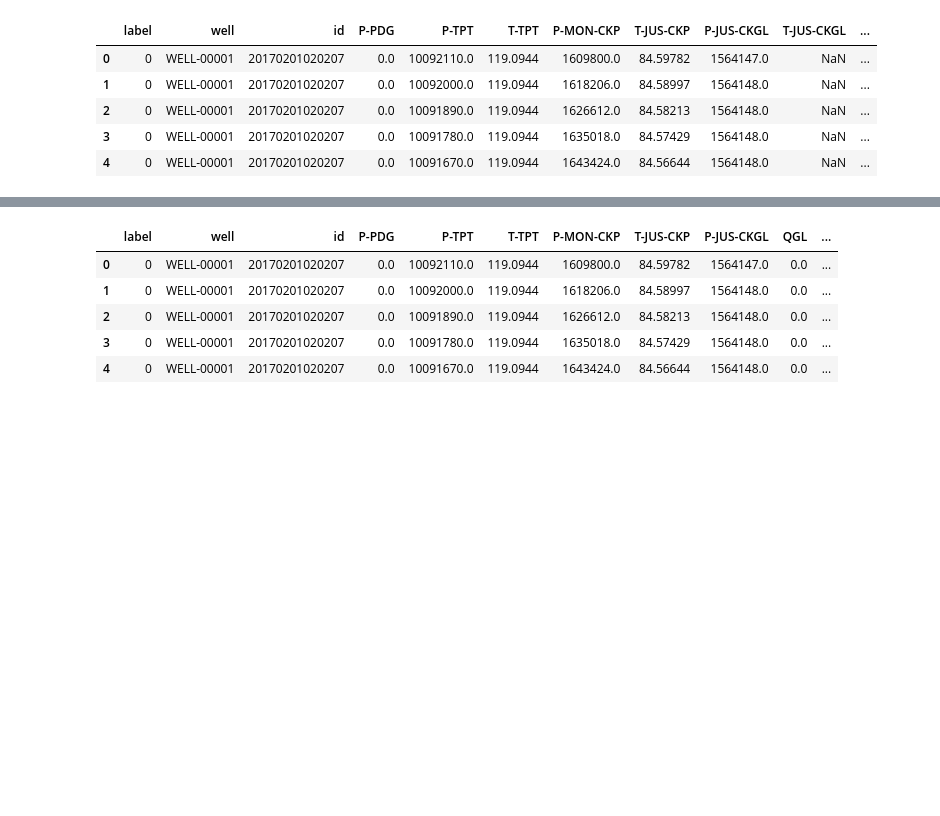
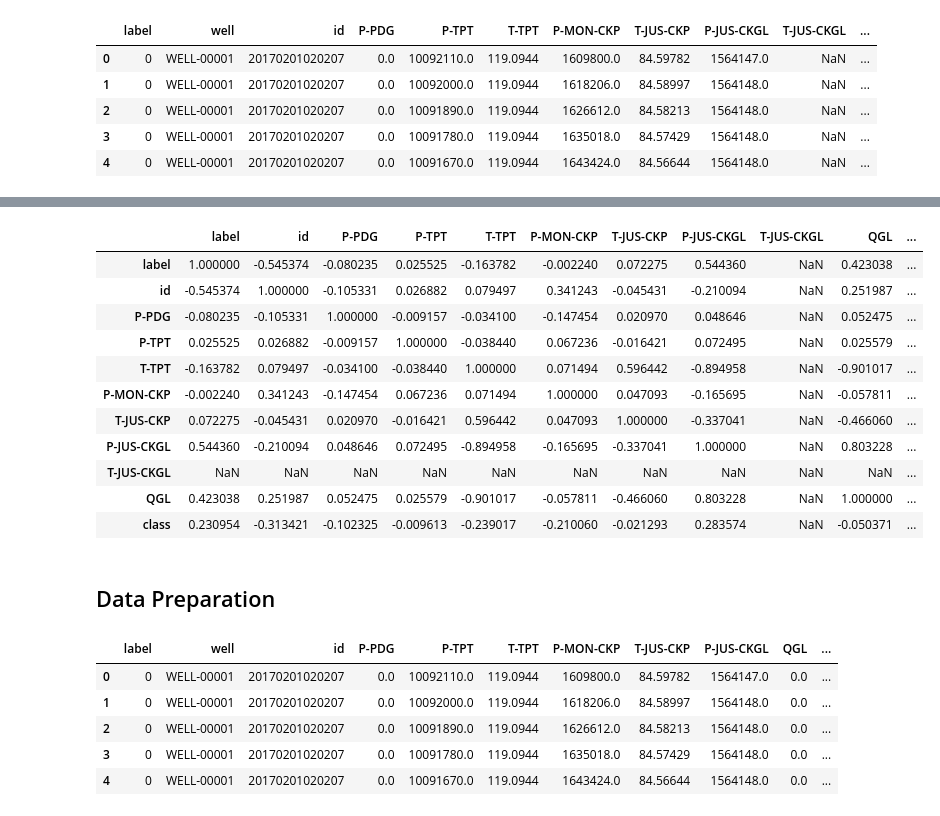
Before and after one commit to RealDyllon/3W-Petrobras, a Jupyter notebook: overviews/_baseline/Explore_dataset.ipynb, the cells around one changed output, grey strips where cells are left out. Saved outputs shown, nothing was run; the diff lists cells and outputs as text; code cells hidden in the pictures; blank space fills up the shorter version.

```diff
--- a/overviews/_baseline/Explore_dataset.ipynb
+++ b/overviews/_baseline/Explore_dataset.ipynb
@@ -167,3 +185,20 @@ Text(0, 0.5, 'Count (Millions)')
+# %%
+corr
+# %% [output]
+|  | label | id | P-PDG | P-TPT | T-TPT | P-MON-CKP | T-JUS-CKP | P-JUS-CKGL | T-JUS-CKGL | QGL | ... |
+| label | 1.000000 | -0.545374 | -0.080235 | 0.025525 | -0.163782 | -0.002240 | 0.072275 | 0.544360 | NaN | 0.423038 | ... |
+| id | -0.545374 | 1.000000 | -0.105331 | 0.026882 | 0.079497 | 0.341243 | -0.045431 | -0.210094 | NaN | 0.251987 | ... |
+| P-PDG | -0.080235 | -0.105331 | 1.000000 | -0.009157 | -0.034100 | -0.147454 | 0.020970 | 0.048646 | NaN | 0.052475 | ... |
+| P-TPT | 0.025525 | 0.026882 | -0.009157 | 1.000000 | -0.038440 | 0.067236 | -0.016421 | 0.072495 | NaN | 0.025579 | ... |
+| T-TPT | -0.163782 | 0.079497 | -0.034100 | -0.038440 | 1.000000 | 0.071494 | 0.596442 | -0.894958 | NaN | -0.901017 | ... |
+| P-MON-CKP | -0.002240 | 0.341243 | -0.147454 | 0.067236 | 0.071494 | 1.000000 | 0.047093 | -0.165695 | NaN | -0.057811 | ... |
+| T-JUS-CKP | 0.072275 | -0.045431 | 0.020970 | -0.016421 | 0.596442 | 0.047093 | 1.000000 | -0.337041 | NaN | -0.466060 | ... |
+| P-JUS-CKGL | 0.544360 | -0.210094 | 0.048646 | 0.072495 | -0.894958 | -0.165695 | -0.337041 | 1.000000 | NaN | 0.803228 | ... |
+| T-JUS-CKGL | NaN | NaN | NaN | NaN | NaN | NaN | NaN | NaN | NaN | NaN | ... |
+| QGL | 0.423038 | 0.251987 | 0.052475 | 0.025579 | -0.901017 | -0.057811 | -0.466060 | 0.803228 | NaN | 1.000000 | ... |
+| class | 0.230954 | -0.313421 | -0.102325 | -0.009613 | -0.239017 | -0.210060 | -0.021293 | 0.283574 | NaN | -0.050371 | ... |
+# %% [markdown]
+## Data Preparation
 # %%
 df = df.drop(columns=['T-JUS-CKGL']) #100% NaN
 # %%
```
Also changed, not shown: parts of 18 cells of this notebook.
